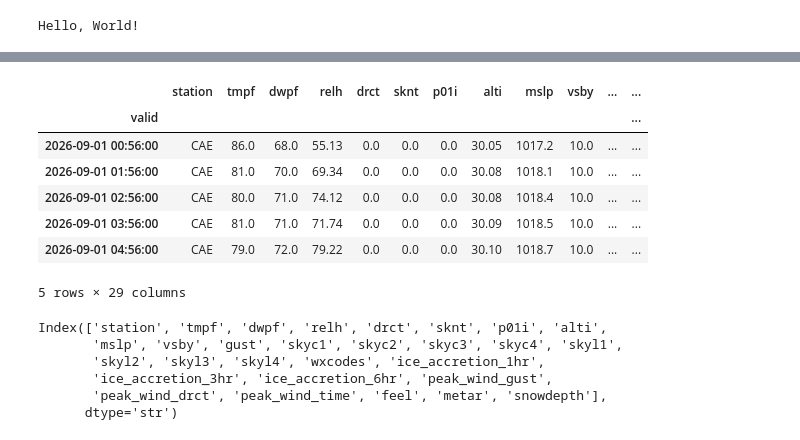
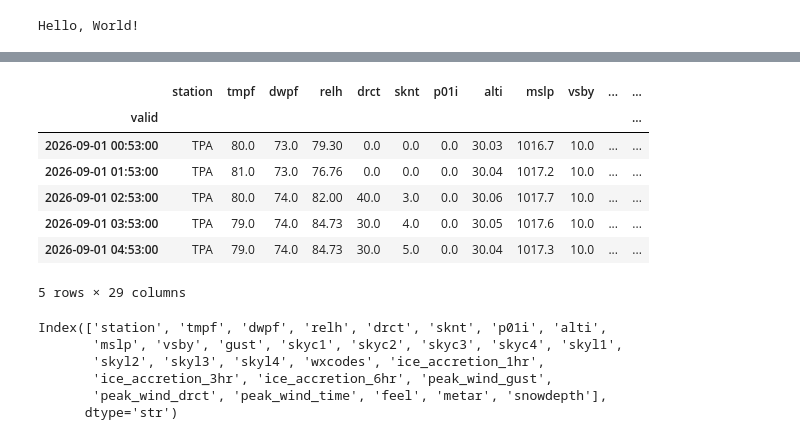
Before and after one commit to marositesUSC/wx-and-climate, a Jupyter notebook: NWS_Data.ipynb, the cells around one changed output, grey strips where cells are left out. Saved outputs shown, nothing was run; the diff lists cells and outputs as text; code cells hidden in the pictures.

```diff
--- a/NWS_Data.ipynb
+++ b/NWS_Data.ipynb
@@ -61,12 +61,13 @@ def download_asos_data(station_id, start_date, end_date):
         print(f"Error parsing CSV data: {e}")
         return None
 
-def download_daily_data(station_id, start_date, end_date):
+def download_daily_data(network, station_id, start_date, end_date):
     """
     Downloads daily summary ASOS data from the IEM API for a specific station.
     https://mesonet.agron.iastate.edu/request/daily.phtml?network=SC_ASOS
 
     Args:
+        network (str): The network identifier (e.g., 'SC_ASOS').
         station_id (str): The ICAO station identifier (e.g., 'KDSM').
         start_date (datetime): The start date of the data.
         end_date (datetime): The end date of the data.
@@ -78,7 +79,8 @@ def download_daily_data(station_id, start_date, end_date):
 
     # URL for the IEM ASOS data
     url = (f"https://mesonet.agron.iastate.edu/cgi-bin/request/daily.py?"
-           f"network=SC_ASOS&stations={station_id}&"
+           f"network={network}&"
+           f"stations={station_id}&"
            f"year1={start_date.year}&month1={start_date.month}&day1={start_date.day}&"
            f"year2={end_date.year}&month2={end_date.month}&day2={end_date.day}&"
            f"na=M&format=csv")
@@ -110,12 +112,14 @@ def download_daily_data(station_id, start_date, end_date):
         return None
 # %%
 # establish params for api
-station = 'CAE'  # CAE - Columbia Metropolitan Airport, SC and CUB - Jim Hamilton Owens Airport off of Rosewood.
+network = 'Florida_ASOS'  # SC_ASOS - South Carolina ASOS network
+station = 'TPA'  # CAE - Columbia Metropolitan Airport, SC and CUB - Jim Hamilton Owens Airport off of Rosewood.
 start = dt.datetime(2026, 9, 1)
 end = dt.datetime(2026, 9, 7)
 
+
 # create daily data
-daily_df = download_daily_data(station, start, end)
+daily_df = download_daily_data(network, station, start, end)
 daily_df
 
 # create hourly data
@@ -130,10 +134,10 @@ Successfully downloaded 1884 observations for CAE.
 |  | station | tmpf | dwpf | relh | drct | sknt | p01i | alti | mslp | vsby | ... | ... |
 | valid |  |  |  |  |  |  |  |  |  |  |  | ... |
-| 2026-09-01 00:56:00 | CAE | 86.0 | 68.0 | 55.13 | 0.0 | 0.0 | 0.0 | 30.05 | 1017.2 | 10.0 | ... | ... |
-| 2026-09-01 01:56:00 | CAE | 81.0 | 70.0 | 69.34 | 0.0 | 0.0 | 0.0 | 30.08 | 1018.1 | 10.0 | ... | ... |
-| 2026-09-01 02:56:00 | CAE | 80.0 | 71.0 | 74.12 | 0.0 | 0.0 | 0.0 | 30.08 | 1018.4 | 10.0 | ... | ... |
-| 2026-09-01 03:56:00 | CAE | 81.0 | 71.0 | 71.74 | 0.0 | 0.0 | 0.0 | 30.09 | 1018.5 | 10.0 | ... | ... |
-| 2026-09-01 04:56:00 | CAE | 79.0 | 72.0 | 79.22 | 0.0 | 0.0 | 0.0 | 30.10 | 1018.7 | 10.0 | ... | ... |
+| 2026-09-01 00:53:00 | TPA | 80.0 | 73.0 | 79.30 | 0.0 | 0.0 | 0.0 | 30.03 | 1016.7 | 10.0 | ... | ... |
+| 2026-09-01 01:53:00 | TPA | 81.0 | 73.0 | 76.76 | 0.0 | 0.0 | 0.0 | 30.04 | 1017.2 | 10.0 | ... | ... |
+| 2026-09-01 02:53:00 | TPA | 80.0 | 74.0 | 82.00 | 40.0 | 3.0 | 0.0 | 30.06 | 1017.7 | 10.0 | ... | ... |
+| 2026-09-01 03:53:00 | TPA | 79.0 | 74.0 | 84.73 | 30.0 | 4.0 | 0.0 | 30.05 | 1017.6 | 10.0 | ... | ... |
+| 2026-09-01 04:53:00 | TPA | 79.0 | 74.0 | 84.73 | 30.0 | 5.0 | 0.0 | 30.04 | 1017.3 | 10.0 | ... | ... |
 5 rows × 29 columns
 # %%
 hourly_df.columns
```
Also changed, not shown: parts of 2 cells of this notebook, 1 other file.
